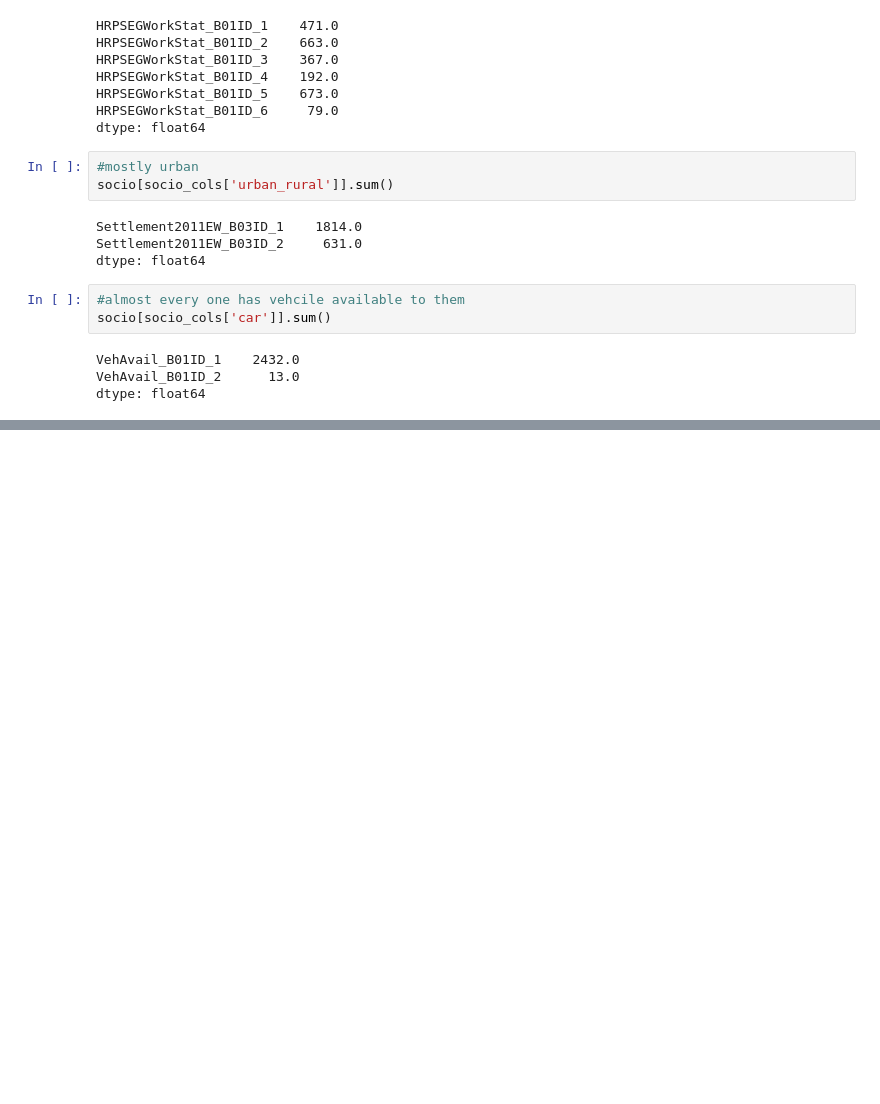
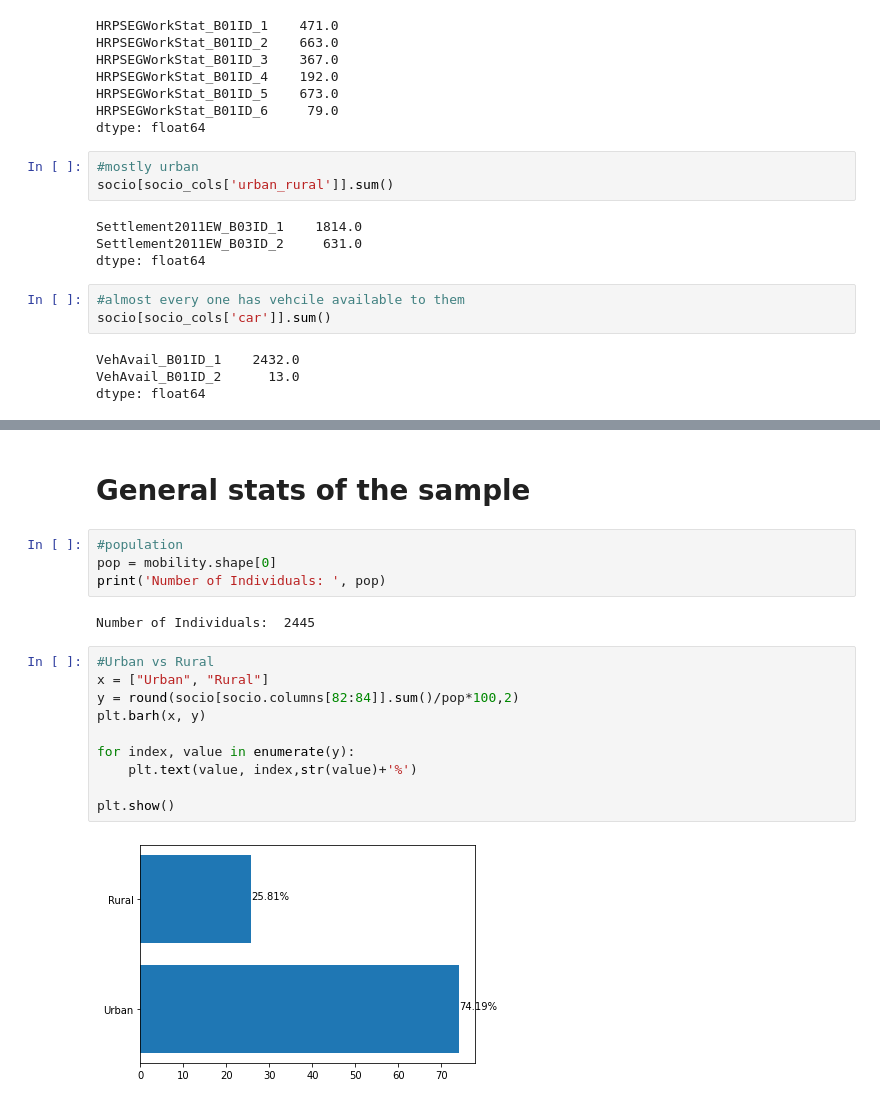
Before and after one commit to arashk1990/covid19mobility, a Jupyter notebook: feature_analysis.ipynb, the cells around one changed output, grey strips where cells are left out. Cells and saved outputs as stored; diff of their text form; blank space fills up the shorter version.

Commit message:
descriptive analysis of mobility features

```diff
--- a/feature_analysis.ipynb
+++ b/feature_analysis.ipynb
@@ -210,0 +227,20 @@ nts_v2.to_csv('/content/drive/MyDrive/socio_pred/UKDA-5340-tab/NTS_v2.csv',\
+# %% [markdown]
+# General stats of the sample
+# %%
+#population
+pop = mobility.shape[0]
+print('Number of Individuals: ', pop)
+# %% [output]
+Number of Individuals:  2445
+# %%
+#Urban vs Rural
+x = ["Urban", "Rural"]
+y = round(socio[socio.columns[82:84]].sum()/pop*100,2)
+plt.barh(x, y)
+
+for index, value in enumerate(y):
+    plt.text(value, index,str(value)+'%')
+
+plt.show()
+# %% [output]
+[figure, added]
```
Also changed, not shown: parts of 21 cells of this notebook.
